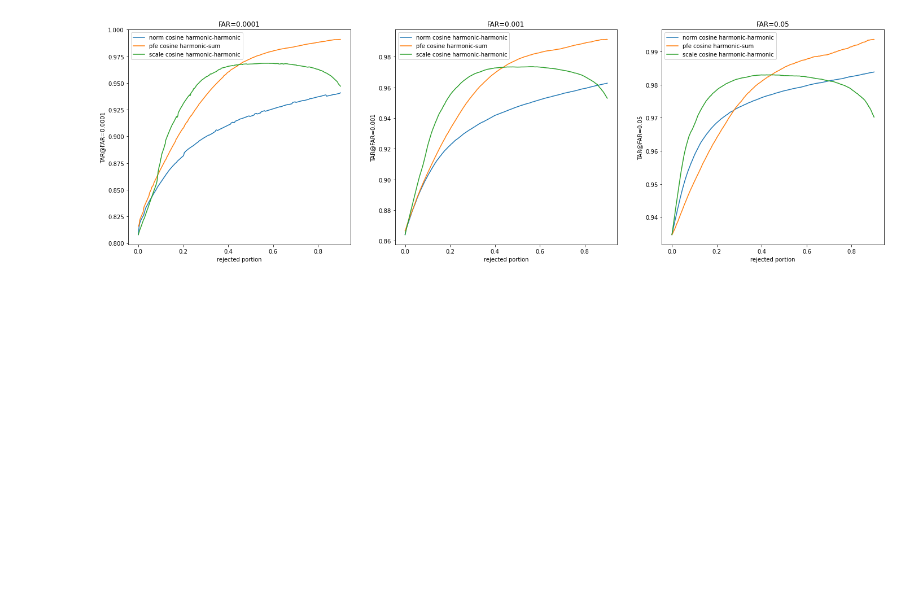
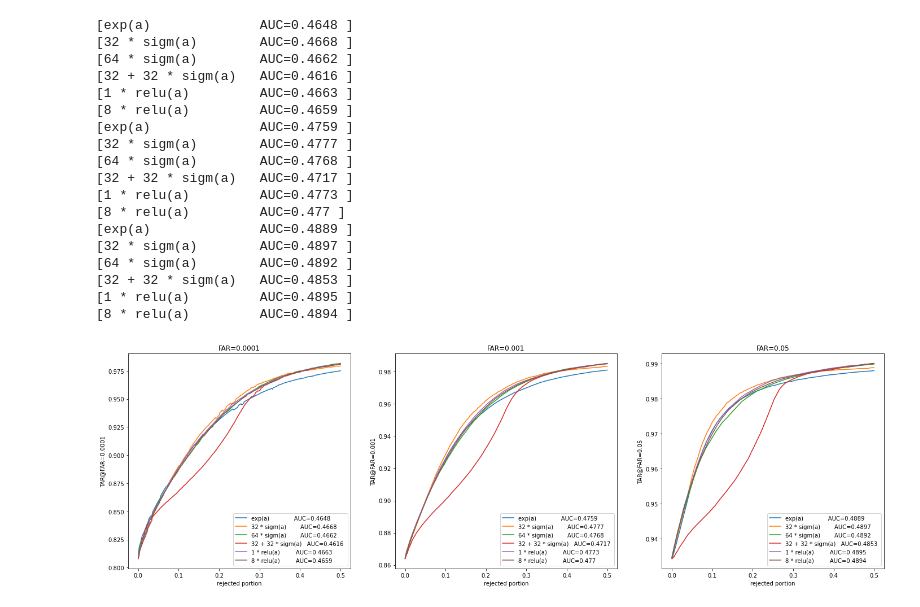
Before and after one commit to stat-ml/scale-face, a Jupyter notebook: eval_notebooks/Merge_output_tables.ipynb, the cells around one changed output. Cells and saved outputs as stored; diff of their text form; code cells hidden in the pictures; blank space fills up the shorter version.

Commit message:
Update plotting notebook

```diff
--- a/eval_notebooks/Merge_output_tables.ipynb
+++ b/eval_notebooks/Merge_output_tables.ipynb
@@ -179,23 +204,53 @@ print(FARs)
 (0.0001, 0.001, 0.05)
 # %%
-def plot_figure(tables, methods, FARs, save_path=None, max_rejected=max_rejected):
+def plot_figure(tables, methods, FARs, save_path=None, max_rejected=max_rejected, include_dist_unc=True, include_AUC=True):
     fig, axes = plt.subplots(nrows=1, ncols=len(FARs), figsize=(6 + 6 * len(FARs), 7))
 
     for far, ax in zip(FARs, axes):
         for method, (name, table) in zip(methods, tables.items()):
             for dist_unc in method:
-                ax.plot(
-                    np.linspace(0, max_rejected, len(table[dist_unc][far])),
-                    table[dist_unc][far],
-                    label=name + " " + " ".join(dist_unc),)
+                label = name
+                x = np.linspace(0, max_rejected, len(table[dist_unc][far]))
+                y = table[dist_unc][far]
+                if include_dist_unc:
+                    label += " " + " ".join(dist_unc)
+                if include_AUC:
+                    AUC = auc(x, y)
+                    n_spaces = (20 - len(label))
+                    label += " " * n_spaces + f"AUC={round(AUC, 4)}" + " "
+                print(f"[{label}]")
+                ax.plot(x, y, label=label)
+                ax.set_label(label)
+#                 print(dir(ax))
+#                 print(ax.get_label())
+#                 sys.exit(0)
         ax.set_title(f"FAR={far}")
         ax.set_xlabel(f"rejected portion")
         ax.set_ylabel(f"TAR@FAR={far}")
         ax.legend()
+#         print(ax.get_legend())
 
     if save_path is not None:
         fig.savefig(save_path, dpi=400)
 # %%
-plot_figure(tables, methods, FARs, save_path=save_path)
+plot_figure(tables, methods, FARs, save_path=save_path, include_dist_unc=include_dist_unc, include_AUC=include_AUC)
 # %% [output]
+[exp(a)              AUC=0.4648 ]
+[32 * sigm(a)        AUC=0.4668 ]
+[64 * sigm(a)        AUC=0.4662 ]
+[32 + 32 * sigm(a)   AUC=0.4616 ]
+[1 * relu(a)         AUC=0.4663 ]
+[8 * relu(a)         AUC=0.4659 ]
+[exp(a)              AUC=0.4759 ]
+[32 * sigm(a)        AUC=0.4777 ]
+[64 * sigm(a)        AUC=0.4768 ]
+[32 + 32 * sigm(a)   AUC=0.4717 ]
+[1 * relu(a)         AUC=0.4773 ]
+[8 * relu(a)         AUC=0.477 ]
+[exp(a)              AUC=0.4889 ]
+[32 * sigm(a)        AUC=0.4897 ]
+[64 * sigm(a)        AUC=0.4892 ]
+[32 + 32 * sigm(a)   AUC=0.4853 ]
+[1 * relu(a)         AUC=0.4895 ]
+[8 * relu(a)         AUC=0.4894 ]
-[figure, old version]
+[figure, new version]
```
Also changed, not shown: parts of 4 cells of this notebook.
